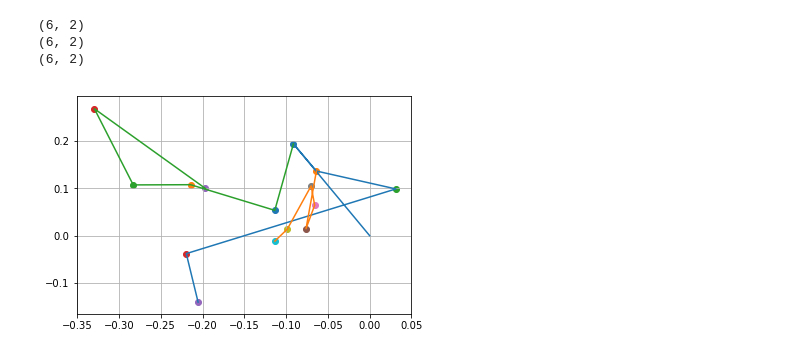
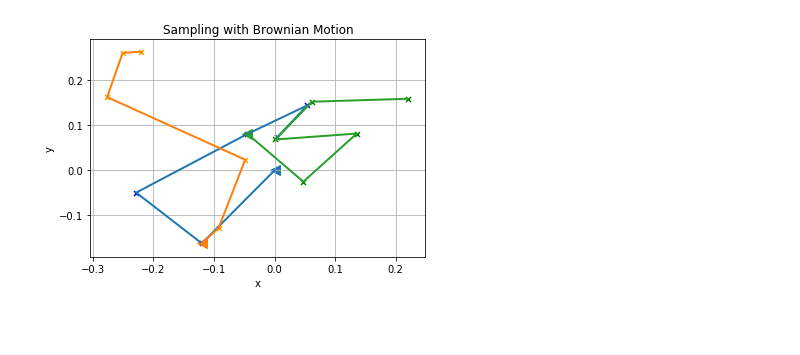
Before and after one commit to megan-klaiber/dl-lab-project, a Jupyter notebook: algorithm1.ipynb, the cells around one changed output. Drawn from its saved outputs; the diff is of its cells as text; code cells hidden in the pictures; blank space fills up the shorter version.

Commit message:
images added, sample nearby visualisation improved

```diff
--- a/algorithm1.ipynb
+++ b/algorithm1.ipynb
@@ -43,42 +43,52 @@ def transition(state, action):
     noise = np.random.normal(0, 0.01)
     return state + action# + noise
 
-# TODO how to set cov, T_B and M?
-
 # T_B: how many actions should be performed from one start sample
 # M:   how many starts to put in the replay buffer
+
 
 def sample_nearby(elements, N_new, cov=0.1, T_B=3, M=30):
     starts = np.array(elements)
     set_count = 0
+    colors = ["blue", "orange", "green", "black"]
     while(len(starts) < M):
         s = sample_uniform(starts);
+        plt.scatter(s[0,0], s[0,1], marker="<", s=100)# c="blue")
         trajectory = np.array(s)
         for t in range(0, T_B):
             a_t = np.random.normal(0, cov, size=2)
             s = transition(s, a_t)
-            plt.scatter(s[0,0], s[0,1])
+
+            plt.scatter(s[0,0], s[0,1], marker="x", s=25, c=colors[set_count])
             trajectory = np.append(trajectory, s, axis=0)
             starts = np.append(starts, s, axis=0)
-        print(trajectory.shape)
-        plt.plot(trajectory[:,0], trajectory[:,1])
-        set_count
+        # print(trajectory.shape)
+        plt.plot(trajectory[:,0], trajectory[:,1], linewidth=2)
+        set_count += 1
     starts_new = sample(starts, N_new)
     return starts_new
 # %%
 start = np.array([[0, 0]])
 
-nearby_samples = sample_nearby(start, 15, T_B=5, M=13)
+nearby_samples = sample_nearby(start, 15, T_B=5, M=16)
 # print(nearby_samples)
 
+plt.title("Sampling with Brownian Motion")
 plt.grid()
+plt.xlabel("x")
+plt.ylabel("y")
+plt.savefig("images/sampling_with_brownian_motion.pdf")
+plt.show()
 # plt.xlim(-0.2, 0.2)
 # plt.ylim(-0.2, 0.2)
+
+
+## only 3 directories
+## startpunkt andere Form
+## Punkte entlang einer Trajektorie gleichfarbig
+## Erster Punkt einer Trajektorie hervorheben
 # %% [output]
-(6, 2)
-(6, 2)
-(6, 2)
-[figure, old version]
+[figure, new version]
 # %%
 def train_policy(rho, policy):
 
```
Also changed, not shown: parts of 2 cells of this notebook, 10 other files.
